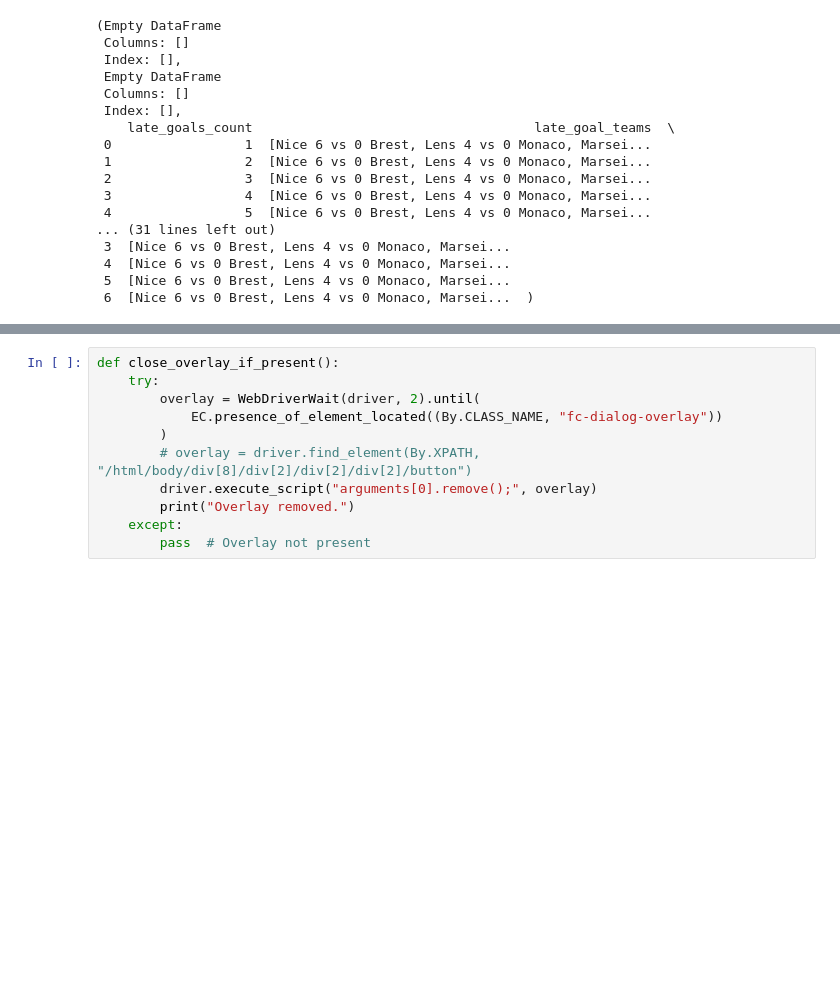
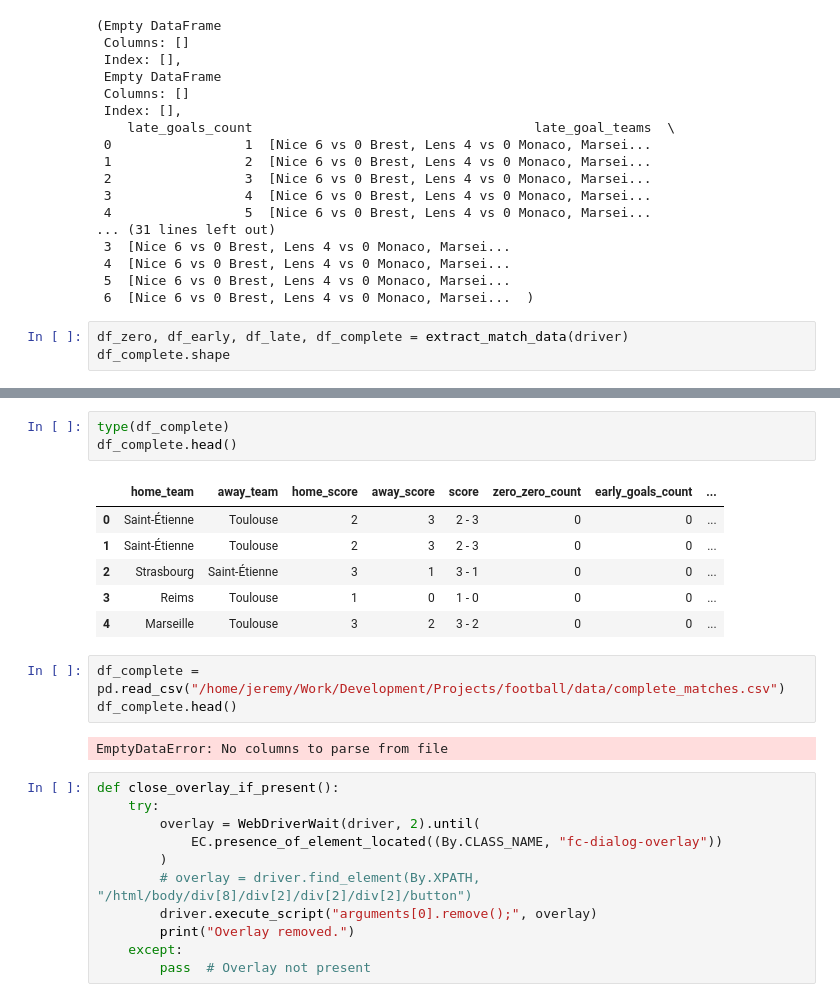
Before and after one commit to Jeremiah-Katumo/pdf-insight-extractor, a Jupyter notebook: scraper.ipynb, the cells around one changed output, grey strips where cells are left out. Drawn from its saved outputs; the diff is of its cells as text; blank space fills up the shorter version.

```diff
--- a/scraper.ipynb
+++ b/scraper.ipynb
@@ -1354,3 +1354,6 @@ No more Load Previous button found.
  4  [Nice 6 vs 0 Brest, Lens 4 vs 0 Monaco, Marsei...
  5  [Nice 6 vs 0 Brest, Lens 4 vs 0 Monaco, Marsei...
  6  [Nice 6 vs 0 Brest, Lens 4 vs 0 Monaco, Marsei...  )
+# %%
+df_zero, df_early, df_late, df_complete = extract_match_data(driver)
+df_complete.shape
@@ -1357,3 +1379,18 @@ No more Load Previous button found.
+# %%
+type(df_complete)
+df_complete.head()
+# %% [output]
+|  | home_team | away_team | home_score | away_score | score | zero_zero_count | early_goals_count | ... |
+| 0 | Saint-Étienne | Toulouse | 2 | 3 | 2 - 3 | 0 | 0 | ... |
+| 1 | Saint-Étienne | Toulouse | 2 | 3 | 2 - 3 | 0 | 0 | ... |
+| 2 | Strasbourg | Saint-Étienne | 3 | 1 | 3 - 1 | 0 | 0 | ... |
+| 3 | Reims | Toulouse | 1 | 0 | 1 - 0 | 0 | 0 | ... |
+| 4 | Marseille | Toulouse | 3 | 2 | 3 - 2 | 0 | 0 | ... |
+# %%
+df_complete = pd.read_csv("/home/jeremy/Work/Development/Projects/football/data/complete_matches.csv")
+df_complete.head()
+# %% [output]
+EmptyDataError: No columns to parse from file
 # %%
 def close_overlay_if_present():
     try:
```
Also changed, not shown: parts of 1 cell of this notebook, 1 other file.
